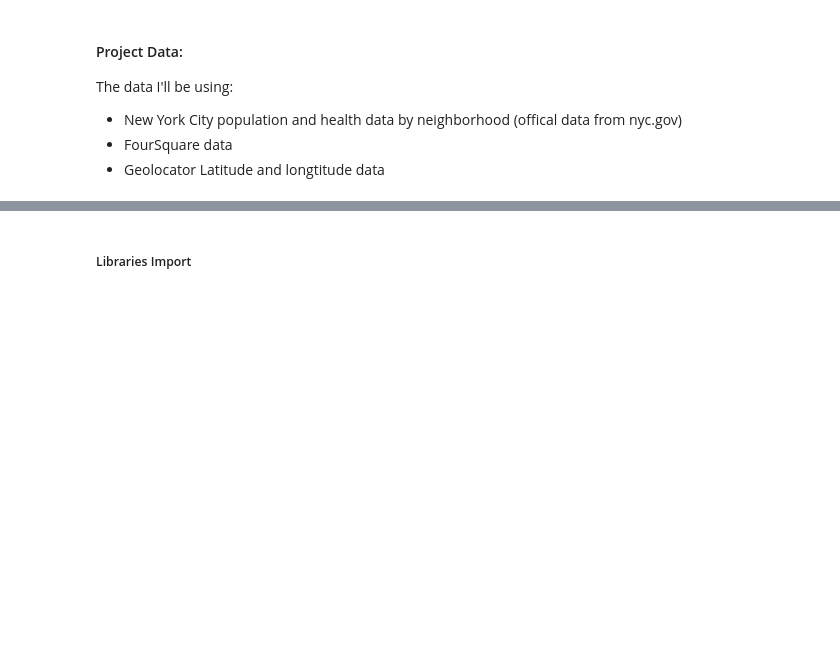
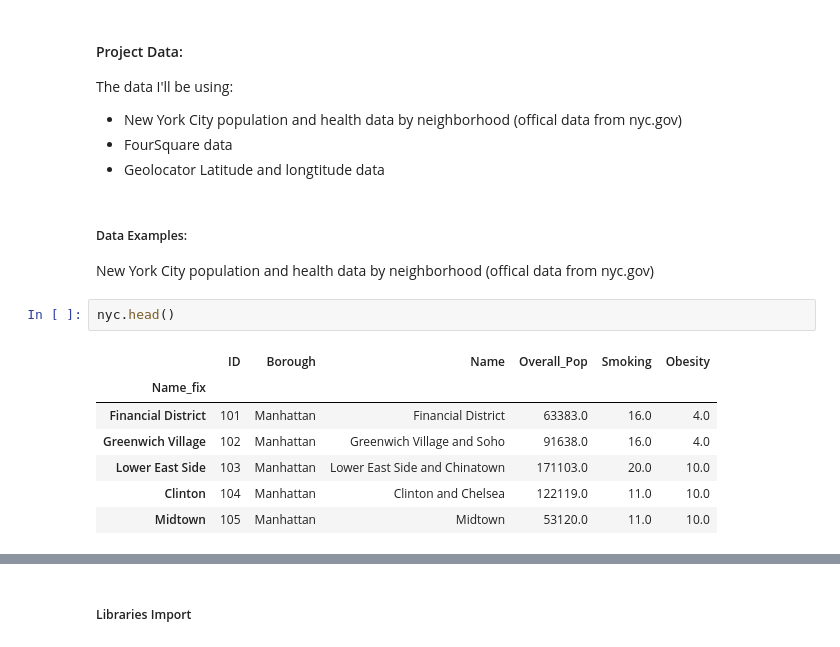
Before and after one commit to boazbendov/Coursera_Capstone_old, a Jupyter notebook: New York Next Health Food Store Location.ipynb, the cells around one changed output, grey strips where cells are left out. Saved outputs shown, nothing was run; the diff lists cells and outputs as text; blank space fills up the shorter version.

```diff
--- a/New York Next Health Food Store Location.ipynb
+++ b/New York Next Health Food Store Location.ipynb
@@ -15,3 +15,16 @@ The data I'll be using:
 * New York City population and health data by neighborhood (offical data from nyc.gov)
 * FourSquare data
 * Geolocator Latitude and longtitude data
+# %% [markdown]
+##### Data Examples:
+New York City population and health data by neighborhood (offical data from nyc.gov)
+# %%
+nyc.head()
+# %% [output]
+|  | ID | Borough | Name | Overall_Pop | Smoking | Obesity |
+| Name_fix |  |  |  |  |  |  |
+| Financial District | 101 | Manhattan | Financial District | 63383.0 | 16.0 | 4.0 |
+| Greenwich Village | 102 | Manhattan | Greenwich Village and Soho | 91638.0 | 16.0 | 4.0 |
+| Lower East Side | 103 | Manhattan | Lower East Side and Chinatown | 171103.0 | 20.0 | 10.0 |
+| Clinton | 104 | Manhattan | Clinton and Chelsea | 122119.0 | 11.0 | 10.0 |
+| Midtown | 105 | Manhattan | Midtown | 53120.0 | 11.0 | 10.0 |
```
Also changed, not shown: parts of 2 cells of this notebook.
